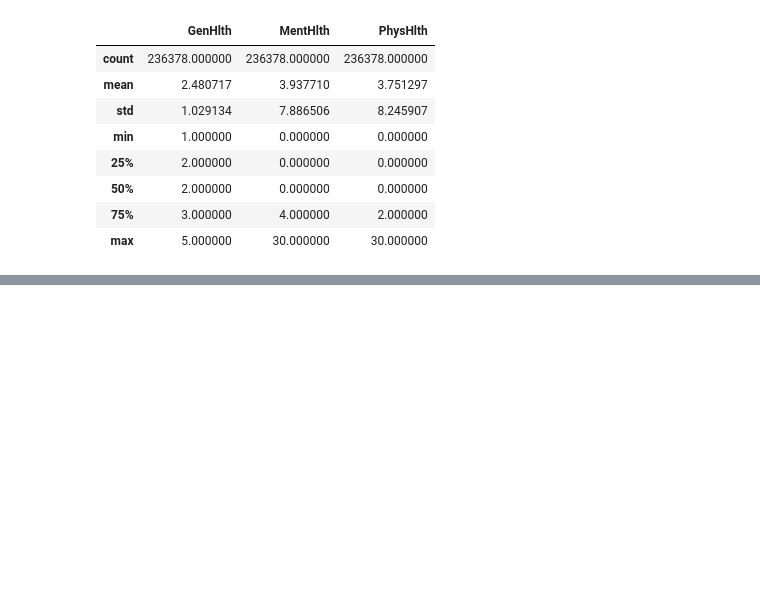
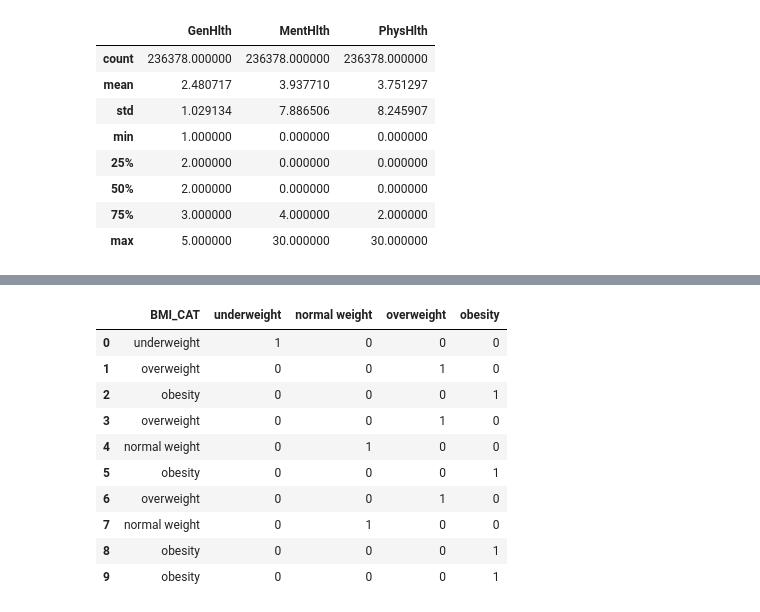
Before and after one commit to bernardeem/Python_projects, a Jupyter notebook: Data_science_projects/Diabetes_prediction_project.ipynb, the cells around one changed output, grey strips where cells are left out. Saved outputs shown, nothing was run; the diff lists cells and outputs as text; code cells hidden in the pictures; blank space fills up the shorter version.

Commit message:
small adjustments in OHE and create a deepcopy of the original df

```diff
--- a/Data_science_projects/Diabetes_prediction_project.ipynb
+++ b/Data_science_projects/Diabetes_prediction_project.ipynb
@@ -227,0 +250,19 @@ df[health_columns].describe()
+# %%
+# create deepcopy to avoid changes in the original dataframe
+df_2 = deepcopy(df)
+# %%
+# concatenate OHE with original dataframe
+df_with_ohe = pd.concat([df_2, bmi_ohe], axis=1)
+df_with_ohe[['BMI_CAT', 'underweight', 'normal weight', 'overweight', 'obesity']].head(10)
+# %% [output]
+|  | BMI_CAT | underweight | normal weight | overweight | obesity |
+| 0 | underweight | 1 | 0 | 0 | 0 |
+| 1 | overweight | 0 | 0 | 1 | 0 |
+| 2 | obesity | 0 | 0 | 0 | 1 |
+| 3 | overweight | 0 | 0 | 1 | 0 |
+| 4 | normal weight | 0 | 1 | 0 | 0 |
+| 5 | obesity | 0 | 0 | 0 | 1 |
+| 6 | overweight | 0 | 0 | 1 | 0 |
+| 7 | normal weight | 0 | 1 | 0 | 0 |
+| 8 | obesity | 0 | 0 | 0 | 1 |
+| 9 | obesity | 0 | 0 | 0 | 1 |
```
Also changed, not shown: parts of 4 cells of this notebook.
